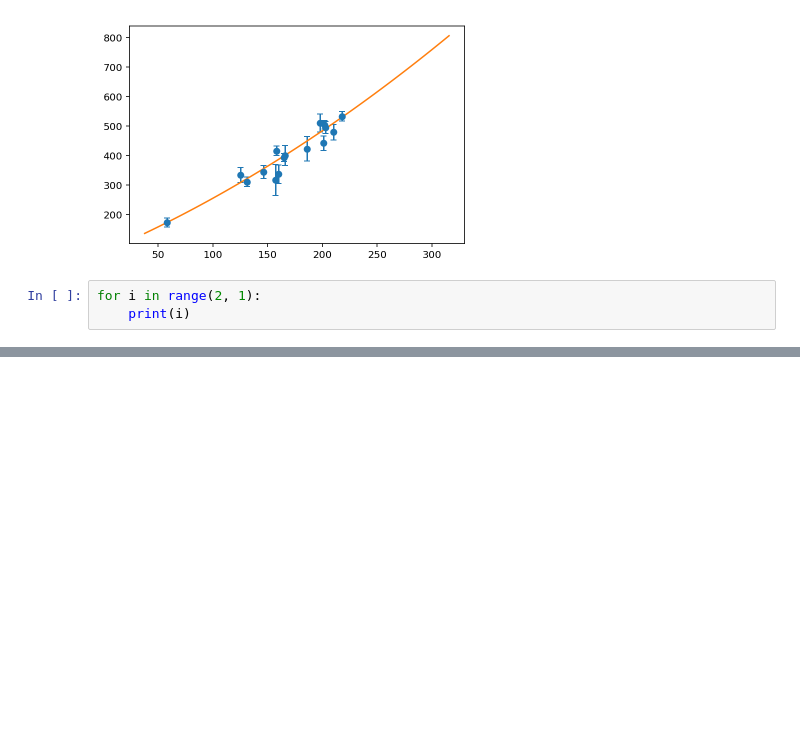
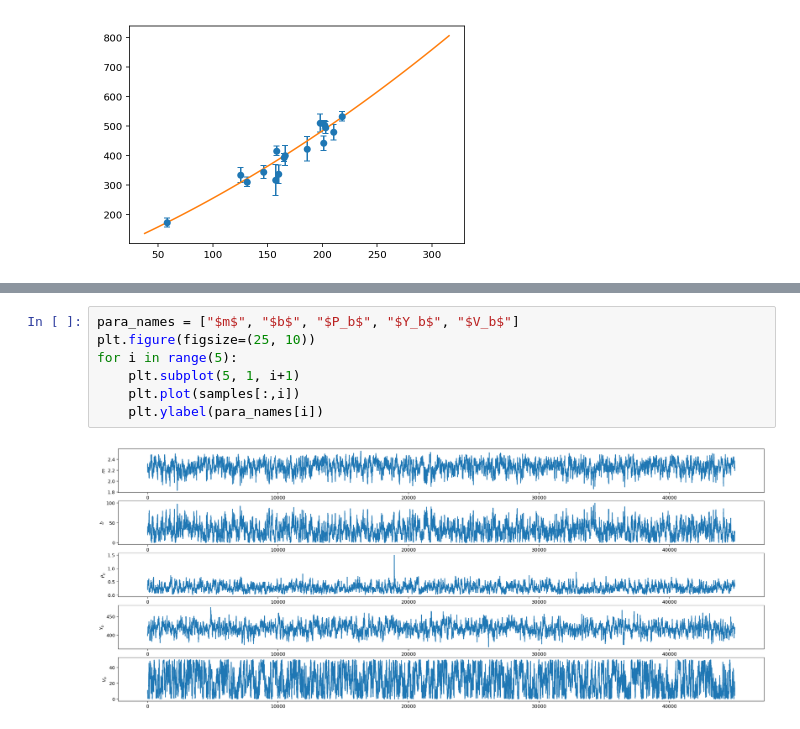
Before and after one commit to watertien/computational_physics, a Jupyter notebook: Linear_Fit.ipynb, the cells around one changed output, grey strips where cells are left out. Drawn from its saved outputs; the diff is of its cells as text; blank space fills up the shorter version.

```diff
--- a/Linear_Fit.ipynb
+++ b/Linear_Fit.ipynb
@@ -189,6 +189,3 @@ print(covs)
  [-2.14671957e+01  3.36107642e-01 -1.15856956e-03]
  [ 6.99004580e-02 -1.15856956e-03  4.13658125e-06]]
 [figure]
-# %%
-for i in range(2, 1):
-    print(i)
@@ -227,0 +255,9 @@ a
+# %%
+para_names = ["$m$", "$b$", "$P_b$", "$Y_b$", "$V_b$"]
+plt.figure(figsize=(25, 10))
+for i in range(5):
+    plt.subplot(5, 1, i+1)
+    plt.plot(samples[:,i])
+    plt.ylabel(para_names[i])
+# %% [output]
+[figure, added]
```
Also changed, not shown: parts of 7 cells of this notebook, 4 other files.
